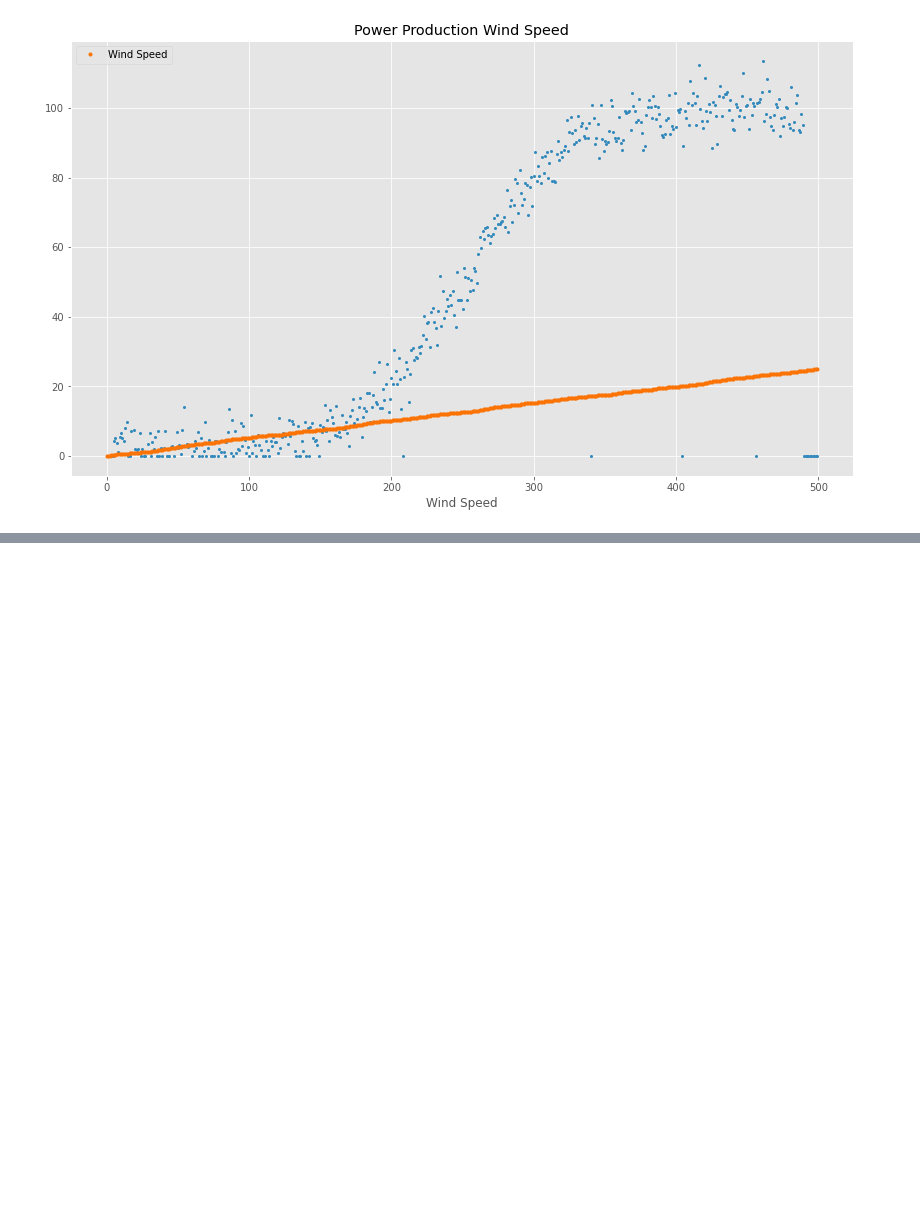
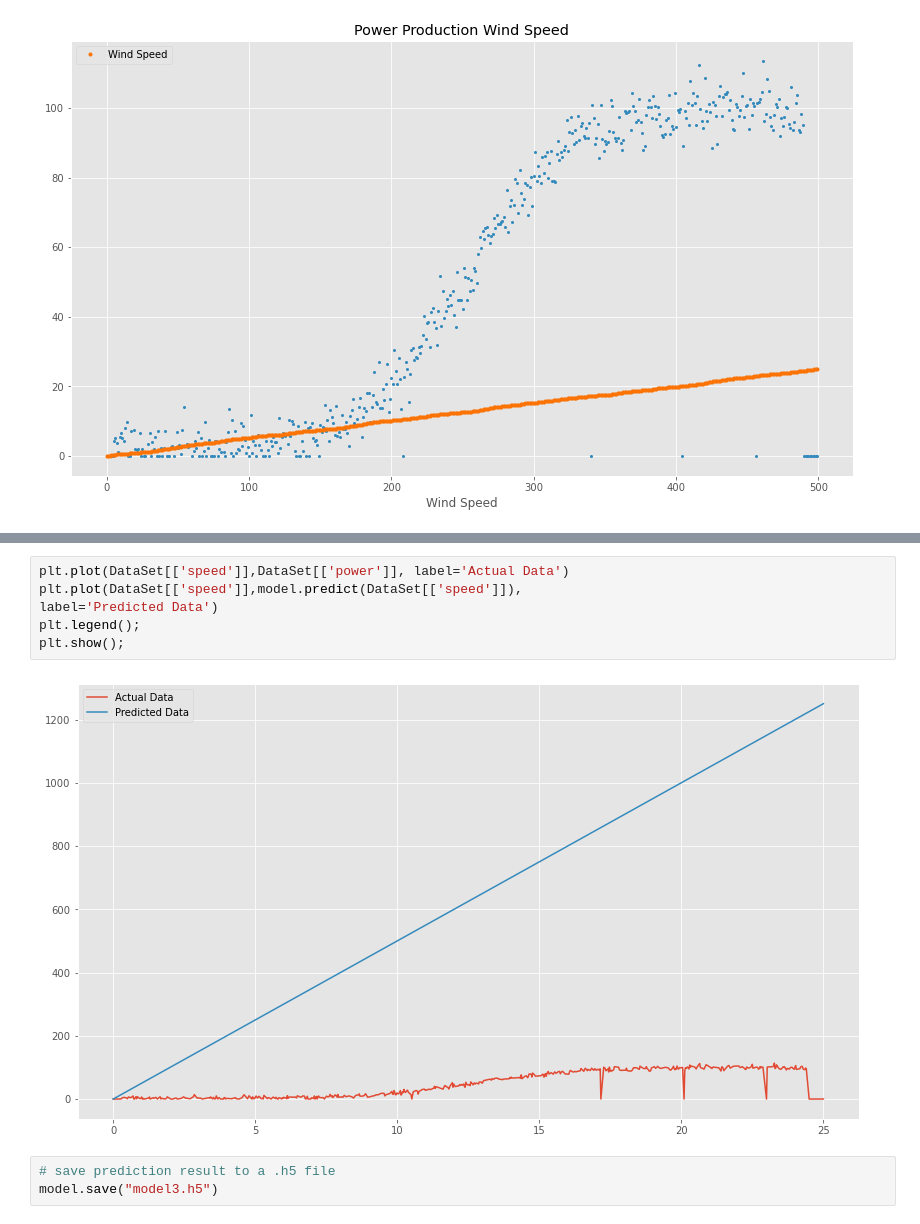
Before and after one commit to ika25/Emerging-Technology-Progect, a Jupyter notebook: Project Folder/project.ipynb, the cells around one changed output, grey strips where cells are left out. Drawn from its saved outputs; the diff is of its cells as text; blank space fills up the shorter version.

```diff
--- a/Project Folder/project.ipynb
+++ b/Project Folder/project.ipynb
@@ -219,0 +307,11 @@ model.save("model.h5")
+# %%
+plt.plot(DataSet[['speed']],DataSet[['power']], label='Actual Data')
+plt.plot(DataSet[['speed']],model.predict(DataSet[['speed']]),
+label='Predicted Data')
+plt.legend();
+plt.show();
+# %% [output]
+[figure, added]
+# %%
+# save prediction result to a .h5 file
+model.save("model3.h5")
```
Also changed, not shown: parts of 18 cells of this notebook, 4 other files.
